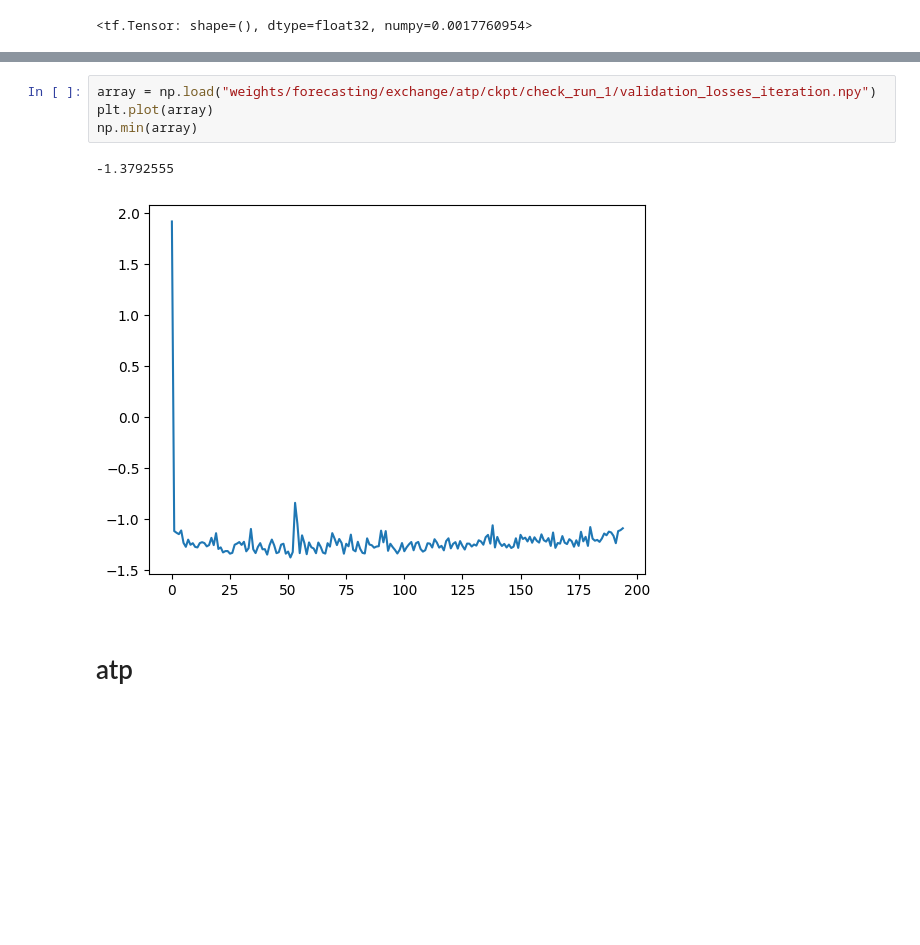
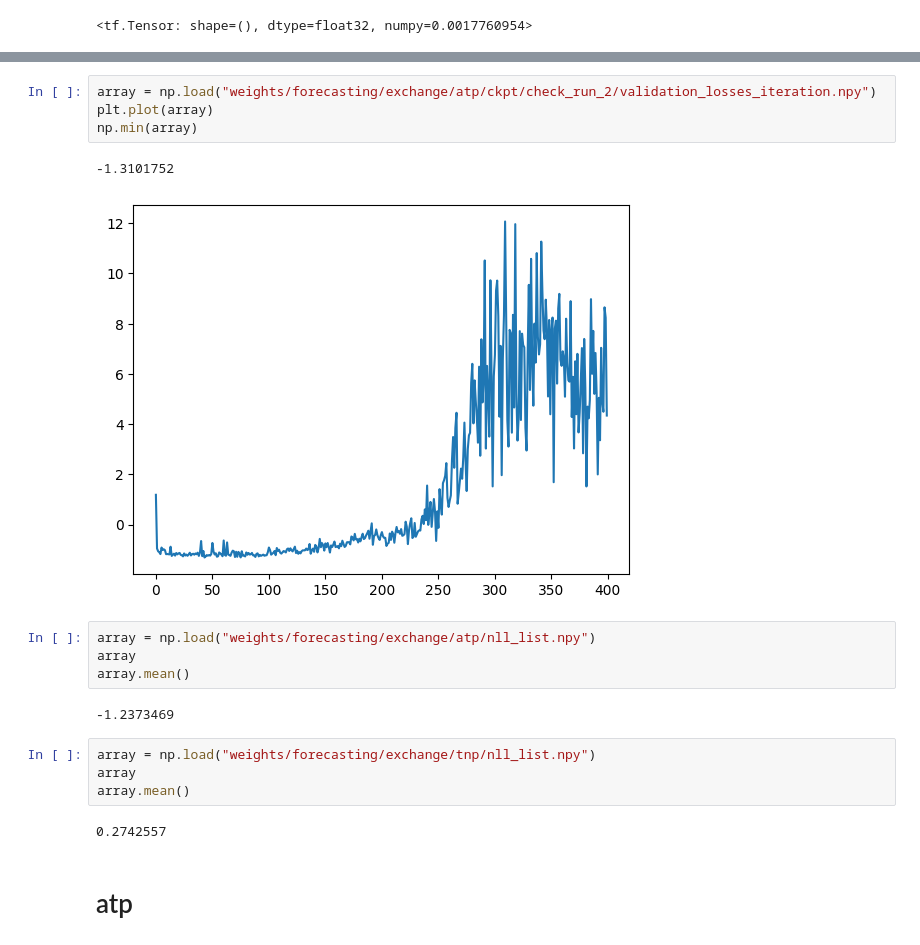
Before and after one commit to oremnirv/ATP, a Jupyter notebook: training_notebook_2.ipynb, the cells around one changed output, grey strips where cells are left out. Drawn from its saved outputs; the diff is of its cells as text; blank space fills up the shorter version.

```diff
--- a/training_notebook_2.ipynb
+++ b/training_notebook_2.ipynb
@@ -342,10 +376,22 @@ np.min(array)
 # %%
-array = np.load("weights/forecasting/exchange/atp/ckpt/check_run_1/validation_losses_iteration.npy")
+array = np.load("weights/forecasting/exchange/atp/ckpt/check_run_2/validation_losses_iteration.npy")
 plt.plot(array)
 np.min(array)
 # %% [output]
--1.3792555
+-1.3101752
-[figure, old version]
+[figure, new version]
+# %%
+array = np.load("weights/forecasting/exchange/atp/nll_list.npy")
+array
+array.mean()
+# %% [output]
+-1.2373469
+# %%
+array = np.load("weights/forecasting/exchange/tnp/nll_list.npy")
+array
+array.mean()
+# %% [output]
+0.2742557
 # %% [markdown]
 # atp
 # %%
```
Also changed, not shown: parts of 28 cells of this notebook.
